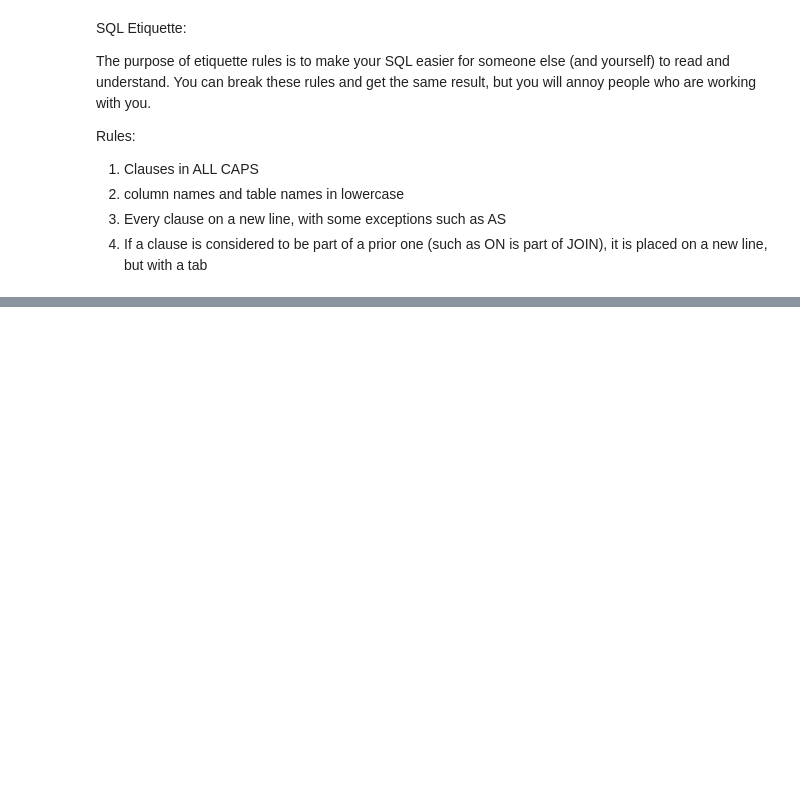
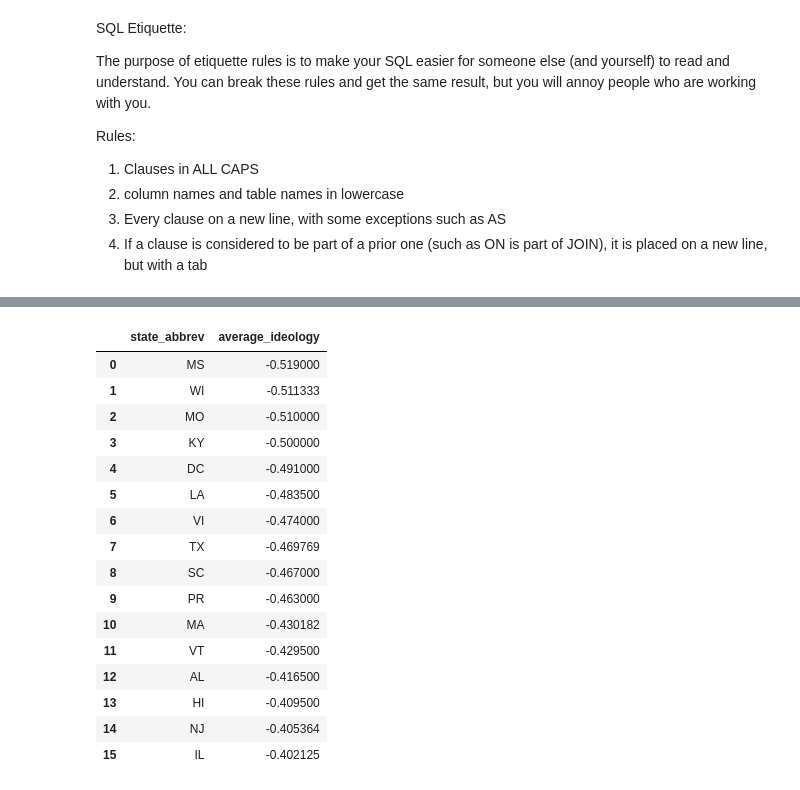
Before and after one commit to cynthialeng/con-trans-2025, a Jupyter notebook: notebooks/createDB.ipynb, the cells around one changed output, grey strips where cells are left out. Cells and saved outputs as stored; diff of their text form; code cells hidden in the pictures; blank space fills up the shorter version.

```diff
--- a/notebooks/createDB.ipynb
+++ b/notebooks/createDB.ipynb
@@ -178,0 +253,32 @@ pd.read_sql_query(myquery, con=engine)
+# %%
+myquery = '''
+SELECT state_abbrev,
+    AVG(left_right_ideology) AS average_ideology
+FROM members
+WHERE party = 'Democrat'
+GROUP BY state_abbrev
+    HAVING AVG(left_right_ideology) < -0.4
+ORDER BY average_ideology
+'''
+
+# having: after groupby
+
+pd.read_sql_query(myquery, con=engine)
+# %% [output]
+|  | state_abbrev | average_ideology |
+| 0 | MS | -0.519000 |
+| 1 | WI | -0.511333 |
+| 2 | MO | -0.510000 |
+| 3 | KY | -0.500000 |
+| 4 | DC | -0.491000 |
+| 5 | LA | -0.483500 |
+| 6 | VI | -0.474000 |
+| 7 | TX | -0.469769 |
+| 8 | SC | -0.467000 |
+| 9 | PR | -0.463000 |
+| 10 | MA | -0.430182 |
+| 11 | VT | -0.429500 |
+| 12 | AL | -0.416500 |
+| 13 | HI | -0.409500 |
+| 14 | NJ | -0.405364 |
+| 15 | IL | -0.402125 |
```
Also changed, not shown: parts of 7 cells of this notebook, 1 other file.
